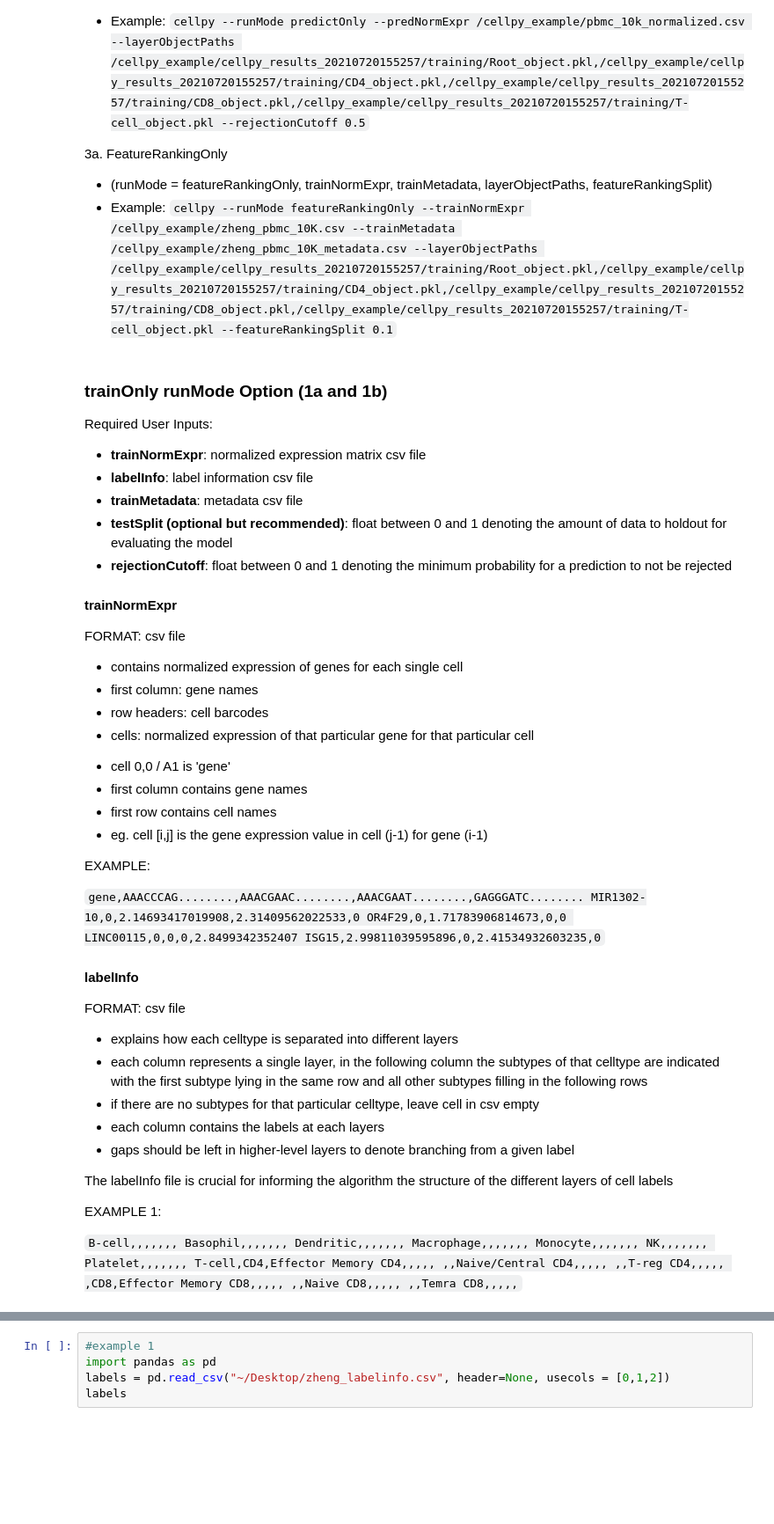
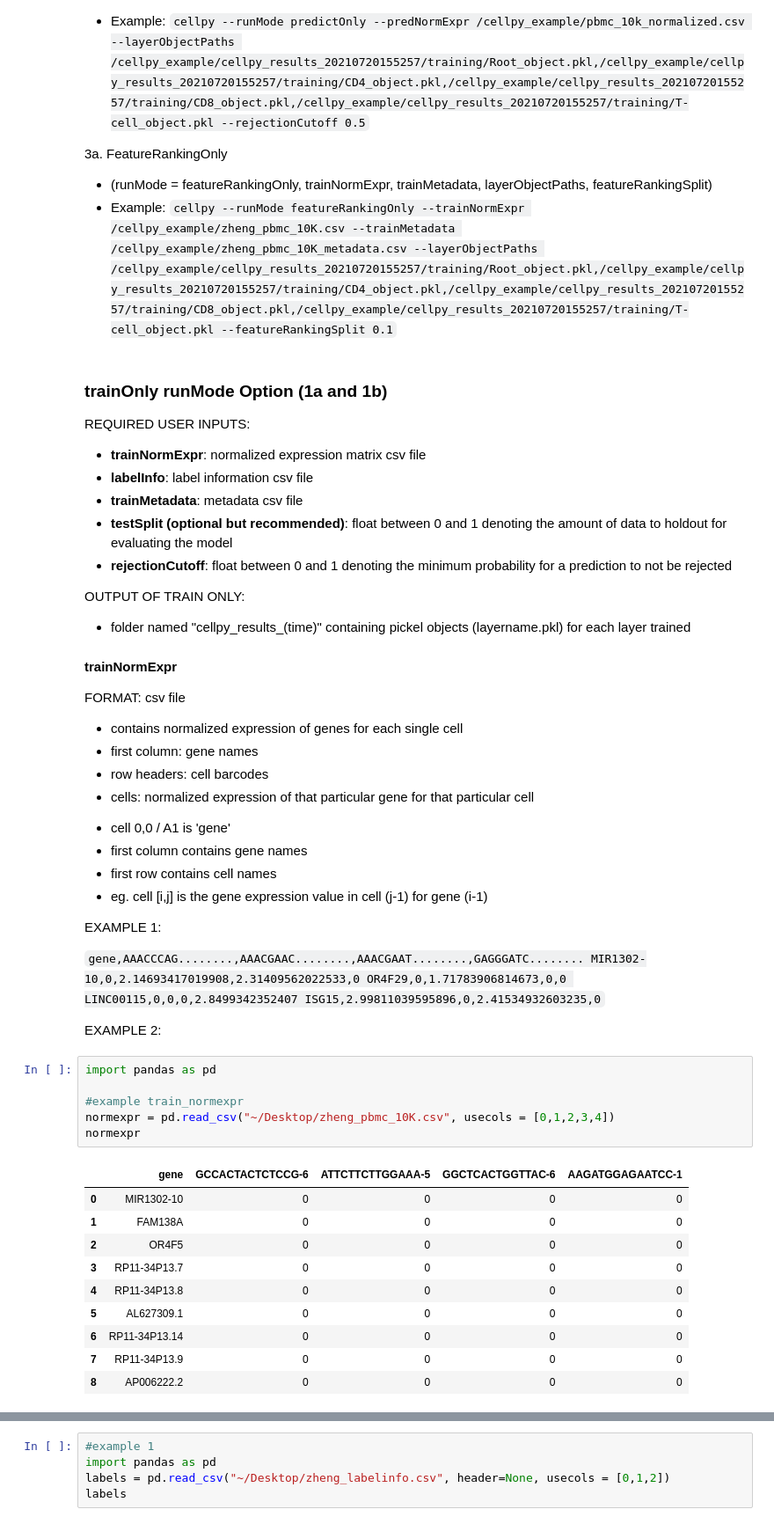
Before and after one commit to devCellPy-Team/devCellPy, a Jupyter notebook: full.ipynb, the cells around one changed output, grey strips where cells are left out. Shown at 88% size. Drawn from its saved outputs; the diff is of its cells as text; blank space fills up the shorter version.

```diff
--- a/full.ipynb
+++ b/full.ipynb
@@ -35,12 +35,15 @@ CellPy offers 3 different run modes: training, prediction, and feature ranking.
 # %% [markdown]
 ### trainOnly runMode Option (1a and 1b)
 
-Required User Inputs:
+REQUIRED USER INPUTS:
 -  **trainNormExpr**: normalized expression matrix csv file
 -  **labelInfo**: label information csv file
 -  **trainMetadata**: metadata csv file
 -  **testSplit (optional but recommended)**: float between 0 and 1 denoting the amount of data to holdout for evaluating the model
 -  **rejectionCutoff**: float between 0 and 1 denoting the minimum probability for a prediction to not be rejected
+
+OUTPUT OF TRAIN ONLY:
+* folder named "cellpy_results_(time)" containing pickel objects (layername.pkl) for each layer trained
 
 #### trainNormExpr
 
@@ -54,7 +57,7 @@ FORMAT: csv file
 -  first row contains cell names
 -  eg. cell [i,j] is the gene expression value in cell (j-1) for gene (i-1)
 
-EXAMPLE:
+EXAMPLE 1:
 
 `gene,AAACCCAG........,AAACGAAC........,AAACGAAT........,GAGGGATC........
 MIR1302-10,0,2.14693417019908,2.31409562022533,0
@@ -62,29 +65,21 @@ OR4F29,0,1.71783906814673,0,0
 LINC00115,0,0,0,2.8499342352407
 ISG15,2.99811039595896,0,2.41534932603235,0`
 
-#### labelInfo
-
-FORMAT: csv file
--  explains how each celltype is separated into different layers
--  each column represents a single layer, in the following column the subtypes of that celltype are indicated with the first subtype lying in the same row and all other subtypes filling in the following rows
--  if there are no subtypes for that particular celltype, leave cell in csv empty
--  each column contains the labels at each layers
--  gaps should be left in higher-level layers to denote branching from a given label
-
-The labelInfo file is crucial for informing the algorithm the structure of the different layers of cell labels
-
-EXAMPLE 1:
-
-`B-cell,,,,,,,
-Basophil,,,,,,,
-Dendritic,,,,,,,
-Macrophage,,,,,,,
-Monocyte,,,,,,,
-NK,,,,,,,
-Platelet,,,,,,,
-T-cell,CD4,Effector Memory CD4,,,,,
-,,Naive/Central CD4,,,,,
-,,T-reg CD4,,,,,
-,CD8,Effector Memory CD8,,,,,
-,,Naive CD8,,,,,
-,,Temra CD8,,,,,`
+EXAMPLE 2:
+# %%
+import pandas as pd
+
+#example train_normexpr
+normexpr = pd.read_csv("~/Desktop/zheng_pbmc_10K.csv", usecols = [0,1,2,3,4])
+normexpr
+# %% [output]
+|  | gene | GCCACTACTCTCCG-6 | ATTCTTCTTGGAAA-5 | GGCTCACTGGTTAC-6 | AAGATGGAGAATCC-1 |
+| 0 | MIR1302-10 | 0 | 0 | 0 | 0 |
+| 1 | FAM138A | 0 | 0 | 0 | 0 |
+| 2 | OR4F5 | 0 | 0 | 0 | 0 |
+| 3 | RP11-34P13.7 | 0 | 0 | 0 | 0 |
+| 4 | RP11-34P13.8 | 0 | 0 | 0 | 0 |
+| 5 | AL627309.1 | 0 | 0 | 0 | 0 |
+| 6 | RP11-34P13.14 | 0 | 0 | 0 | 0 |
+| 7 | RP11-34P13.9 | 0 | 0 | 0 | 0 |
+| 8 | AP006222.2 | 0 | 0 | 0 | 0 |
```
Also changed, not shown: parts of 6 cells of this notebook.
